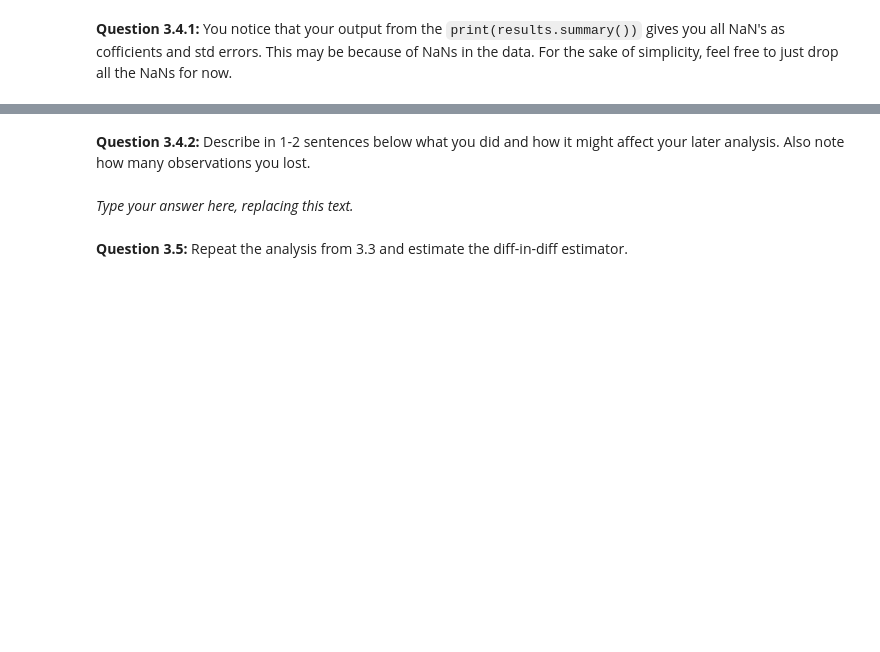
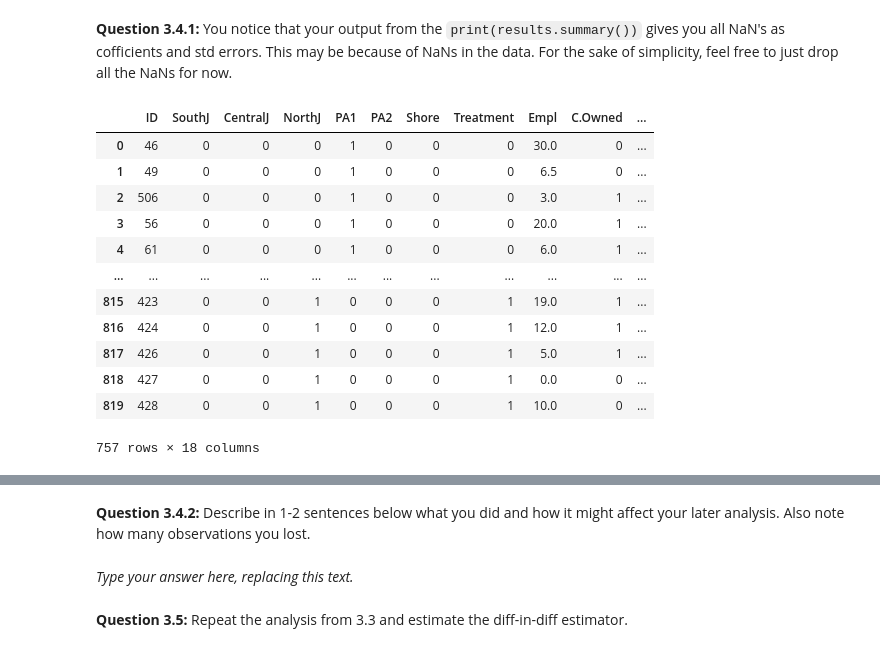
Before and after one commit to johanoelgaard/ECON148, a Jupyter notebook: lab/lab07/lab07.ipynb, the cells around one changed output, grey strips where cells are left out. Cells and saved outputs as stored; diff of their text form; code cells hidden in the pictures; blank space fills up the shorter version.

```diff
--- a/lab/lab07/lab07.ipynb
+++ b/lab/lab07/lab07.ipynb
@@ -156,28 +219,23 @@ grader.check("q3_2")
 # %% [markdown]
 **Question 3.3:** Now, using `statsmodels` run the diff-in-diff from equation (1.1). Note: This is without your controls.
 # %%
-
 # Create your Treatment*Post variable.
-dd_df['Treatment_Post'] = ...
-
+dd_df['Treatment_Post'] = dd_df['Treatment'] * dd_df['Post']
 
 # Define your dependent variable.
-Y = dd_df[...]
-
+Y = dd_df['Empl']
 
 # Define your independent variables, including the interaction term
-X = dd_df[...]
-
+X = dd_df[['Treatment', 'Post', 'Treatment_Post']]
 
 # Add a constant to the model (the intercept)
 X = sm.add_constant(X)
 
 # Create the OLS model
-model = ...
-
+model = sm.OLS(Y, X)
 
 # Fit the model
-results = ...
+results_33 = model.fit()
 
 # Print the summary of the model
-print(results.summary())
+print(results_33.summary())
@@ -186,7 +264,21 @@ grader.check("q3_3")
 # %% [markdown]
 **Question 3.4.1:** You notice that your output from the `print(results.summary())` gives you all NaN's as cofficients and std errors. This may be because of NaNs in the data. For the sake of simplicity, feel free to just drop all the NaNs for now.
 # %%
-dd_df = ...
+dd_df = dd_df.dropna()
 dd_df
+# %% [output]
+|  | ID | SouthJ | CentralJ | NorthJ | PA1 | PA2 | Shore | Treatment | Empl | C.Owned | ... |
+| 0 | 46 | 0 | 0 | 0 | 1 | 0 | 0 | 0 | 30.0 | 0 | ... |
+| 1 | 49 | 0 | 0 | 0 | 1 | 0 | 0 | 0 | 6.5 | 0 | ... |
+| 2 | 506 | 0 | 0 | 0 | 1 | 0 | 0 | 0 | 3.0 | 1 | ... |
+| 3 | 56 | 0 | 0 | 0 | 1 | 0 | 0 | 0 | 20.0 | 1 | ... |
+| 4 | 61 | 0 | 0 | 0 | 1 | 0 | 0 | 0 | 6.0 | 1 | ... |
+| ... | ... | ... | ... | ... | ... | ... | ... | ... | ... | ... | ... |
+| 815 | 423 | 0 | 0 | 1 | 0 | 0 | 0 | 1 | 19.0 | 1 | ... |
+| 816 | 424 | 0 | 0 | 1 | 0 | 0 | 0 | 1 | 12.0 | 1 | ... |
+| 817 | 426 | 0 | 0 | 1 | 0 | 0 | 0 | 1 | 5.0 | 1 | ... |
+| 818 | 427 | 0 | 0 | 1 | 0 | 0 | 0 | 1 | 0.0 | 0 | ... |
+| 819 | 428 | 0 | 0 | 1 | 0 | 0 | 0 | 1 | 10.0 | 0 | ... |
+757 rows × 18 columns
 # %%
 grader.check("q3_4_1")
```
Also changed, not shown: parts of 24 cells of this notebook, 1 other file.
